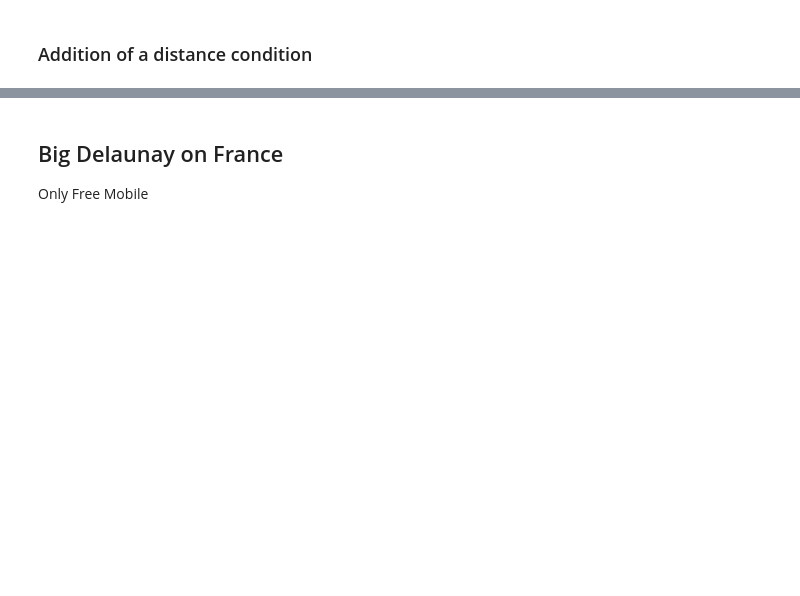
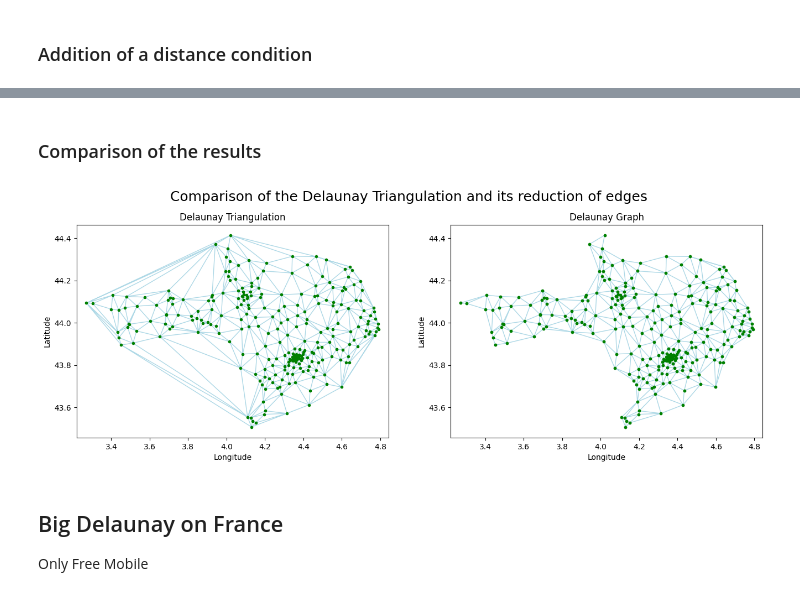
Before and after one commit to pmehaud/internship_cvut_2024, a Jupyter notebook: delaunay-voronoy/neighbours_delaunay.ipynb, the cells around one changed output, grey strips where cells are left out. Saved outputs shown, nothing was run; the diff lists cells and outputs as text; code cells hidden in the pictures; blank space fills up the shorter version.

```diff
--- a/delaunay-voronoy/neighbours_delaunay.ipynb
+++ b/delaunay-voronoy/neighbours_delaunay.ipynb
@@ -136,3 +253,13 @@ nx.draw(G)
+# %% [markdown]
+### Comparison of the results
+# %%
+fig, axs = plt.subplots(ncols=2, figsize=(16,5))
+plot_delaunay(delaunay_gard_free,ax=axs[0],show=False)
+plot_graph(G,pos,ax=axs[1],show=False)
+fig.suptitle("Comparison of the Delaunay Triangulation and its reduction of edges", fontsize=18, va='center')
+plt.show()
+# %% [output]
+[figure, added]
 # %% [markdown]
 ## Big Delaunay on France
 Only Free Mobile
```
Also changed, not shown: parts of 20 cells of this notebook.
